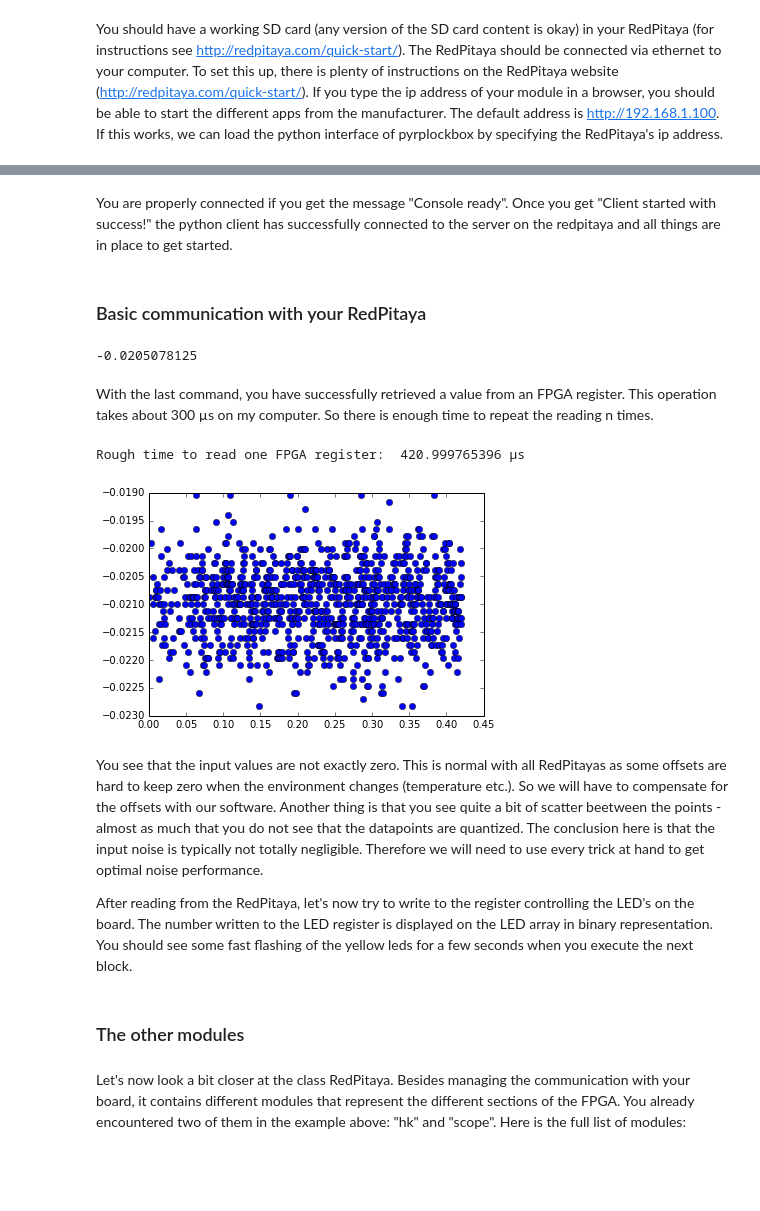
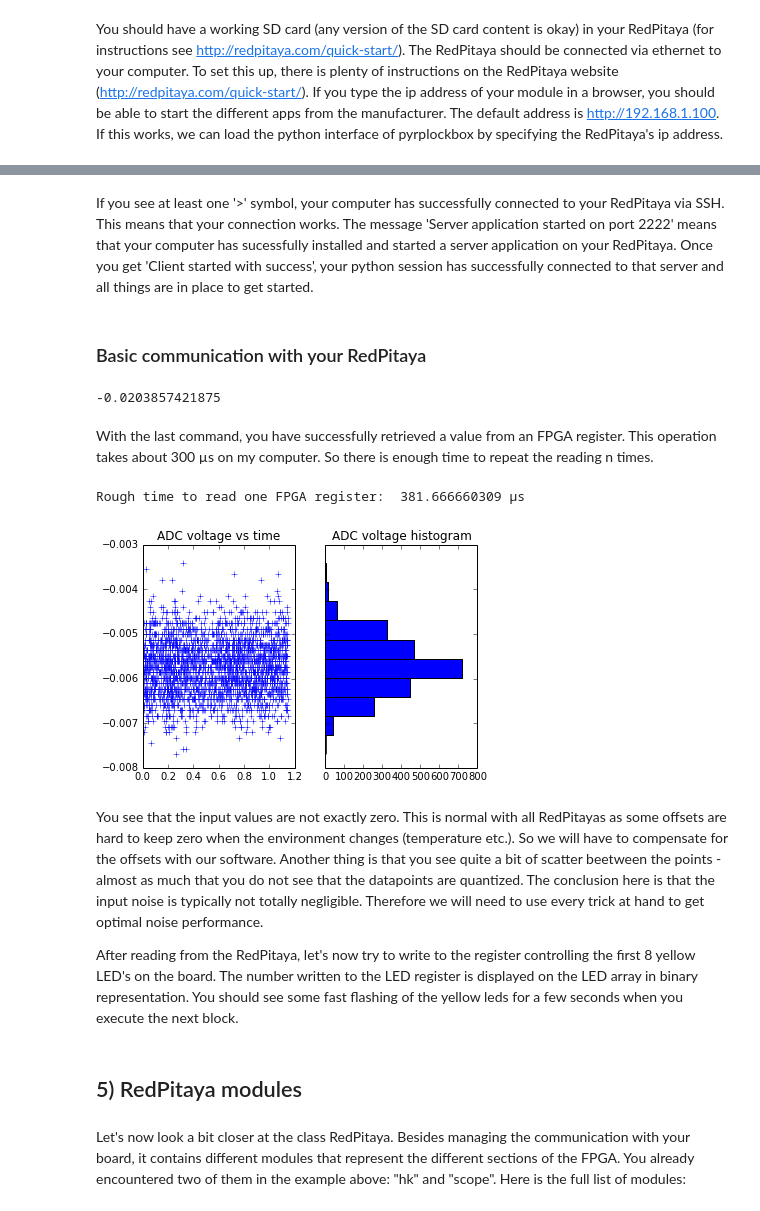
Before and after one commit to lneuhaus/pyrpl, a Jupyter notebook: doc/tutorial.ipynb, the cells around one changed output, grey strips where cells are left out. Saved outputs shown, nothing was run; the diff lists cells and outputs as text; code cells hidden in the pictures; blank space fills up the shorter version.

Commit message:
tutorial ordered
only section 6 and some figures is missing

```diff
--- a/doc/tutorial.ipynb
+++ b/doc/tutorial.ipynb
@@ -127,33 +148,37 @@ r = RedPitaya(hostname="192.168.1.100")
-# %% [markdown]
-You are properly connected if you get the message "Console ready". Once you get "Client started with success!" the python client has successfully connected to the server on the redpitaya and all things are in place to get started.
+# %% [markdown]
+If you see at least one '>' symbol, your computer has successfully connected to your RedPitaya via SSH. This means that your connection works. The message 'Server application started on port 2222' means that your computer has sucessfully installed and started a server application on your RedPitaya. Once you get 'Client started with success', your python session has successfully connected to that server and all things are in place to get started.
 # %% [markdown]
 ### Basic communication with your RedPitaya
 # %%
 #check the value of input1
-print r.scope.adc1
+print r.scope.voltage1
 # %% [output]
--0.0205078125
+-0.0203857421875
 # %% [markdown]
 With the last command, you have successfully retrieved a value from an FPGA register. This operation takes about 300 µs on my computer. So there is enough time to repeat the reading n times.
 # %%
-#see how the temperature reading fluctuates over time
+#see how the adc reading fluctuates over time
 import time
 times,data = [],[]
 t0 = time.time()
-n = 1000
+n = 3000
 for i in range(n):
     times.append(time.time()-t0)
-    data.append(r.scope.adc1)
+    data.append(r.scope.voltage1)
 print "Rough time to read one FPGA register: ", (time.time()-t0)/n*1e6, "µs"
 %matplotlib inline
-plt.plot(times,data,"o");
+f, axarr = plt.subplots(1,2, sharey=True)
+axarr[0].plot(times, data, "+");
+axarr[0].set_title("ADC voltage vs time");
+axarr[1].hist(data, bins=10,normed=True, orientation="horizontal");
+axarr[1].set_title("ADC voltage histogram");
 # %% [output]
-Rough time to read one FPGA register:  420.999765396 µs
+Rough time to read one FPGA register:  381.666660309 µs
-[figure, old version]
+[figure, new version]
 # %% [markdown]
 You see that the input values are not exactly zero. This is normal with all RedPitayas as some offsets are hard to keep zero when the environment changes (temperature etc.). So we will have to compensate for the offsets with our software. Another thing is that you see quite a bit of scatter beetween the points - almost as much that you do not see that the datapoints are quantized. The conclusion here is that the input noise is typically not totally negligible. Therefore we will need to use every trick at hand to get optimal noise performance.
 
-After reading from the RedPitaya, let's now try to write to the register controlling the LED's on the board. The number written to the LED register is displayed on the LED array in binary representation. You should see some fast flashing of the yellow leds for a few seconds when you execute the next block.
+After reading from the RedPitaya, let's now try to write to the register controlling the first 8 yellow LED's on the board. The number written to the LED register is displayed on the LED array in binary representation. You should see some fast flashing of the yellow leds for a few seconds when you execute the next block.
 # %%
 #blink some leds for 5 seconds
 from time import sleep
@@ -172,5 +200,5 @@ r.hk.led = 0
 # %% [markdown]
-### The other modules
+## 5) RedPitaya modules
 # %% [markdown]
 Let's now look a bit closer at the class RedPitaya. Besides managing the communication with your board, it contains different modules that represent the different sections of the FPGA. You already encountered two of them in the example above: "hk" and "scope". Here is the full list of modules:
 # %%
```
Also changed, not shown: parts of 99 cells of this notebook.
